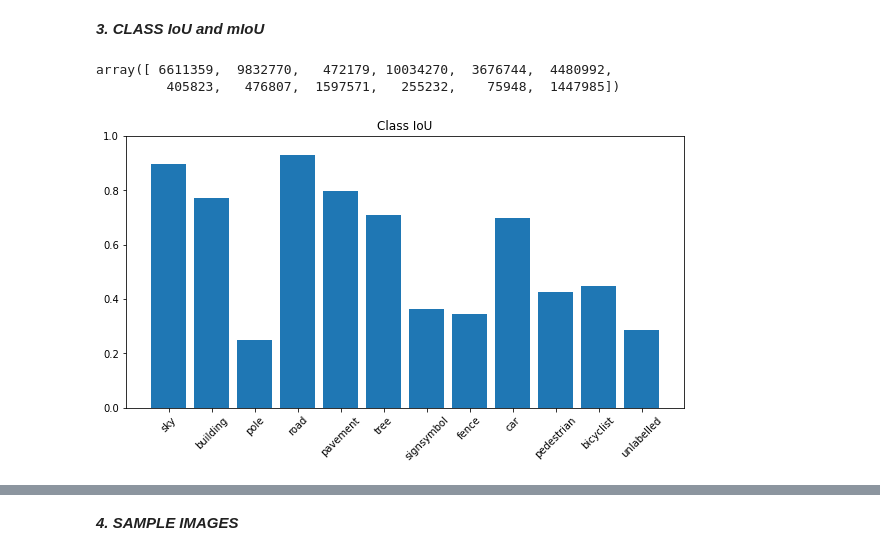
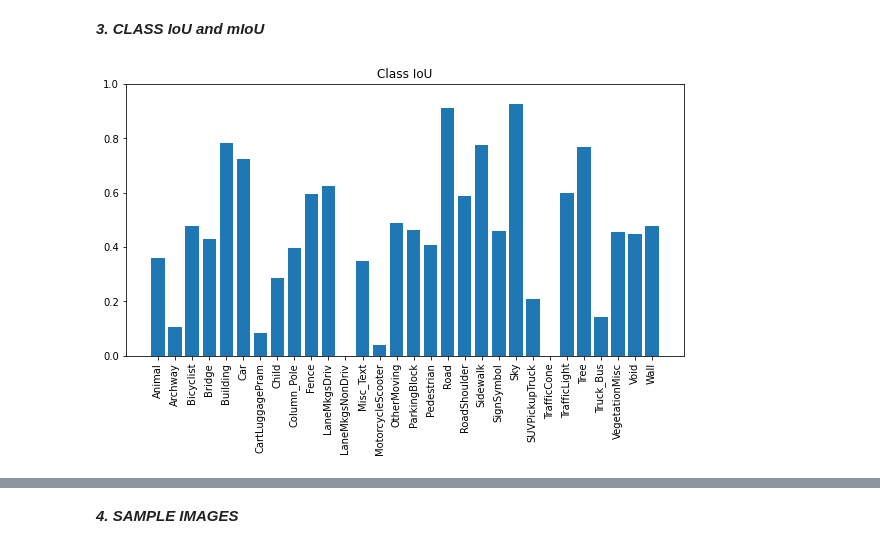
Before and after one commit to madavins/camvid-segmentation, a Jupyter notebook: evaluation.ipynb, the cells around one changed output, grey strips where cells are left out. Saved outputs shown, nothing was run; the diff lists cells and outputs as text; code cells hidden in the pictures.

Commit message:
Name modifications

```diff
--- a/evaluation.ipynb
+++ b/evaluation.ipynb
@@ -42,27 +43,20 @@ test_data = dataset.Dataset(x_test_dir, y_test_dir, augmentation = None)
 ###############################################################
 
 #model = CamvidUNet(3,12)
-#model = DeepLabV3Plus(
-            #encoder_name = "resnet34",
-            #encoder_depth = 5,
-            #encoder_weights = "imagenet",
-            #encoder_output_stride = 16,
-            #decoder_channels = 256,
-            #decoder_atrous_rates = (6, 12, 18),
-            #in_channels = 3,
-            #classes = 12,
-            #upsampling = 4)
-model = CamvidUNet(3,12)
+model = DeepLabV3Plus(
+            encoder_name = "resnet34",
+            encoder_depth = 5,
+            encoder_weights = "imagenet",
+            encoder_output_stride = 16,
+            decoder_channels = 256,
+            decoder_atrous_rates = (6, 12, 18),
+            in_channels = 3,
+            classes = 12,
+            upsampling = 4)
+#model = CamvidUNet(3,12)
 #model = torch.hub.load('pytorch/vision:v0.9.0', 'deeplabv3_resnet101', pretrained=True)
 
 device = torch.device("cuda" if torch.cuda.is_available() else "cpu")
-model = torch.load('new_camvid/dlv3p_finetune_wce_adam_0001.pth');
+model = torch.load('new_camvid/dl_patches2finetune_wce_adam_0001.pth');
 model.to(device)
 model.eval();
-# %%
-
-model = torch.hub.load('pytorch/vision:v0.9.0', 'deeplabv3_resnet101', pretrained=True)
-model = torch.load('deeplabV3/wce_adam_0001.pth')
-if torch.cuda.is_available():
-    model.cuda()
-model.eval();
@@ -98,3 +96,7 @@ y_pred = np.reshape(predicted_masks, -1)
+# %%
+classes = pd.read_csv('data/CamVid/class_dict.csv', index_col = 0)
+camvid_32classes = classes.index.tolist()
+camvid_32classes = np.delete(camvid_32classes, [25, 28])
 # %% [markdown]
 ***1. GENERAL METRICS (PRECISION, RECALL, F1, ACCURACY)***
 # %%
@@ -134,5 +144,0 @@ weighted_iou = sum([i*j for (i, j) in zip(IoU_array, weights)])
-# %%
-https://pytorch.org/hub/pytorch_vision_deeplabv3_resnet101/
-# %% [output]
-array([ 6611359,  9832770,   472179, 10034270,  3676744,  4480992,
-         405823,   476807,  1597571,   255232,    75948,  1447985])
@@ -139,11 +163,11 @@ array([ 6611359,  9832770,   472179, 10034270,  3676744,  4480992,
 # %%
 plt.figure(figsize=(10,5))
-plt.xticks(rotation=45)
+plt.xticks(rotation=90)
 plt.ylim([0,1])
 plt.title('Class IoU')
-plt.bar(CLASSES, IoU_array);
+plt.bar(camvid_32classes, IoU_array);
 # %% [output]
-[figure, old version]
+[figure, new version]
 # %%
 print("Mean IoU: {0:.2f}   Weighted IoU: {1:.2f}".format(mean_IoU, weighted_iou))
 # %% [output]
```
Also changed, not shown: parts of 14 cells of this notebook, 16 other files.
